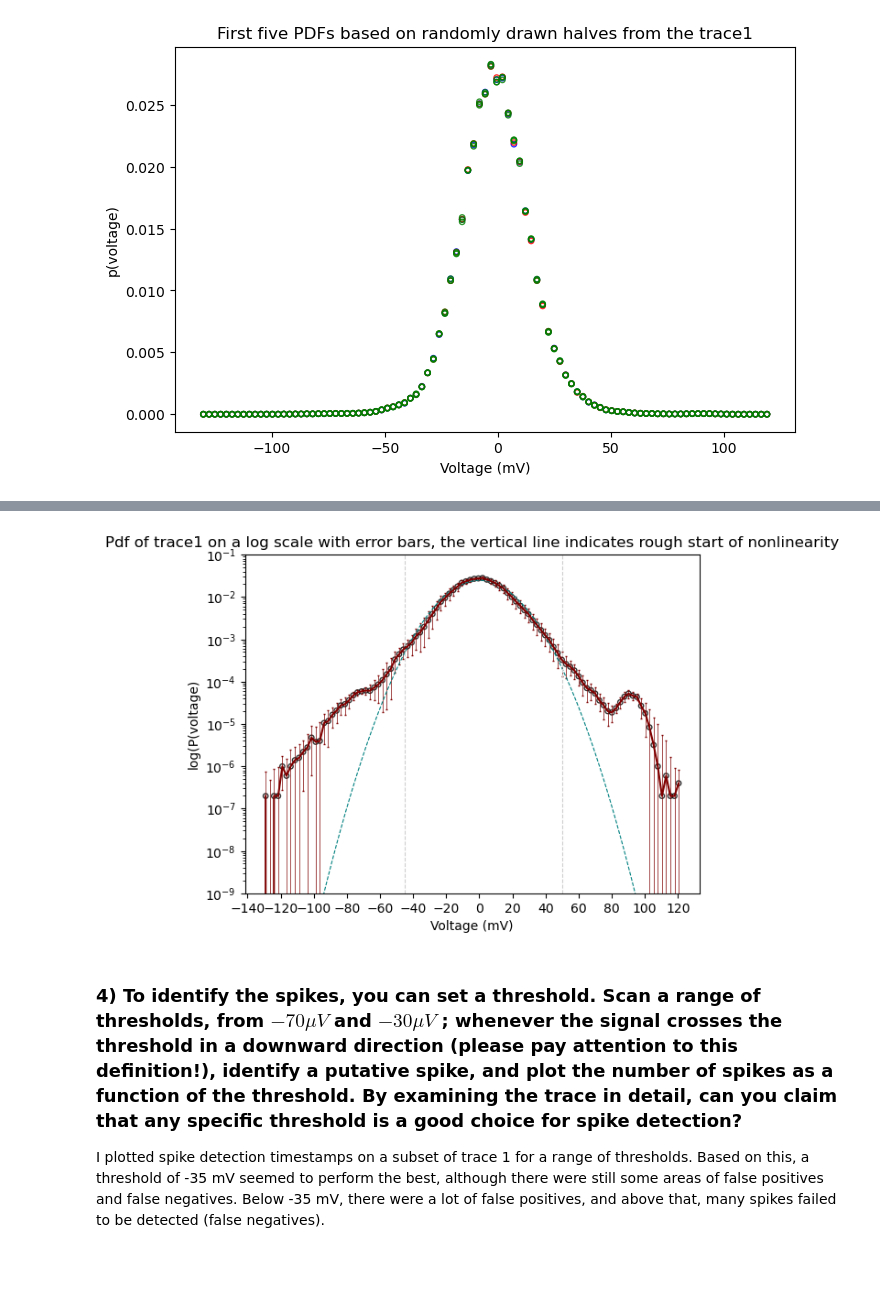
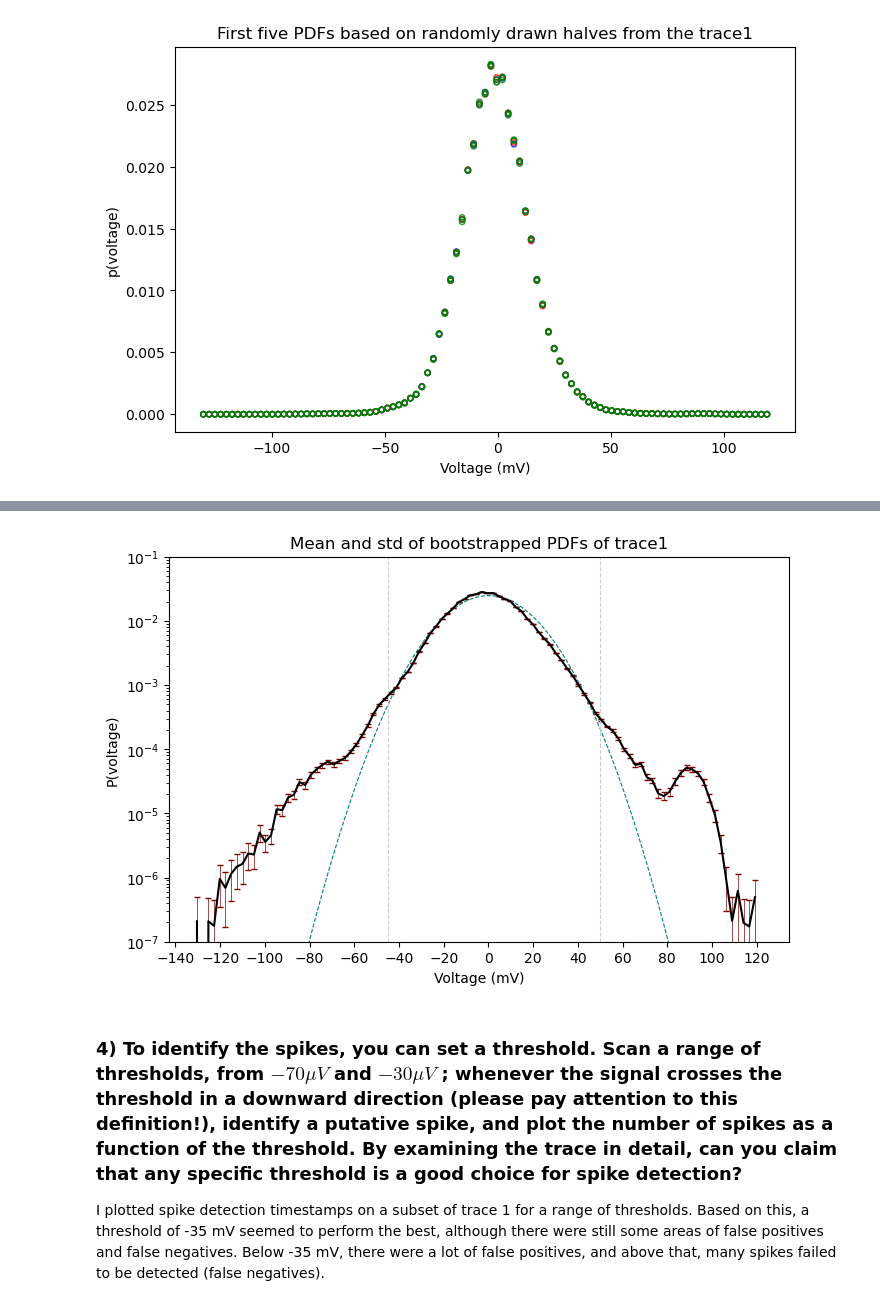
Before and after one commit to acumpelik/DSSC23, a Jupyter notebook: DSSC23-Homework2-Andrea_Cumpelik.ipynb, the cells around one changed output, grey strips where cells are left out. Drawn from its saved outputs; the diff is of its cells as text; code cells hidden in the pictures; blank space fills up the shorter version.

Commit message:
fixed the error bars for the log scale

```diff
--- a/DSSC23-Homework2-Andrea_Cumpelik.ipynb
+++ b/DSSC23-Homework2-Andrea_Cumpelik.ipynb
@@ -252,35 +252,27 @@ plt.show()
-# %%
-# Plot the PDF on a log scale
-counts, edges = np.histogram(trace1, bins=numbins, density=True)
-
-# Get the center of the bin:
-bin_centers = (edges[1:]+edges[:-1])/ 2 # take the average of the consecutive edges of each bin
-
-# Plot the PDF:
-plt.scatter(bin_centers, counts, marker='o', s=15,facecolors='none', edgecolors='k', alpha=0.8)
-plt.yscale('log')
-plt.title('Pdf of trace1 on a log scale with error bars, the vertical line indicates rough start of nonlinearity')
-plt.xlabel('Voltage (mV)')
-plt.ylabel('log(P(voltage)')
-plt.xticks(np.arange(-140, 140, 20))
-plt.plot(bin_centers, counts, linewidth=.5, color='k')
-plt.errorbar(bin_centers, counts, yerr = stdEstimates, elinewidth=0.5, capsize=1, color='maroon')
-
-# Superimpose a normal distribution
-mu = trace1.mean()
-sigma = trace1.std()
-normdist = stats.norm(mu, sigma)
-x = np.linspace(bin_centers.min(), bin_centers.max(), numbins)
-plt.plot(x, normdist.pdf(x), linestyle='--', linewidth=0.8, color='teal')
-plt.axvline(x=-45, linestyle='--', linewidth=0.8, color='0.8')
-plt.axvline(x=50, linestyle='--', linewidth=0.8, color='0.8')
-# plt.axvline(x=90, linestyle='--', linewidth=0.8, color='0.8')
-plt.yscale('log')
-plt.ylim(10e-10,10e-2)
-
-plt.show()
-# %% [output]
-[figure, removed]
+# %%
+# Plot our histogram again:
+plt.figure(figsize=(8,5))
+plt.title('Mean and std of bootstrapped PDFs of trace1')
+plt.xlabel('Voltage (mV)')
+plt.xticks(np.arange(-140, 140, 20))
+plt.ylabel('P(voltage)')
+plt.errorbar(bins[:-1], bstrapped_means, yerr=bstrapped_stds, elinewidth=0.5, capsize=2, color='k', ecolor='maroon')
+plt.yscale('log')
+
+# Superimpose a normal distribution
+mu = np.mean(trace1)
+sigma = np.std(trace1)
+normdist = stats.norm(mu, sigma)
+plt.plot(bins, normdist.pdf(x), linestyle='--', linewidth=0.8, color='teal')
+plt.ylim(10e-8,10e-2)
+
+# Indicate non-linearities
+plt.axvline(x=-45, linestyle='--', linewidth=0.8, color='0.8')
+plt.axvline(x=50, linestyle='--', linewidth=0.8, color='0.8')
+
+plt.show()
+# %% [output]
+[figure, added]
 # %% [markdown]
 ### 4) To identify the spikes, you can set a threshold. Scan a range of thresholds, from $-70 \mu V$ and $-30 \mu V$ ; whenever the signal crosses the threshold in a downward direction (please pay attention to this definition!), identify a putative spike, and **plot the number of spikes as a function of the threshold**. By examining the trace in detail, can you claim that any specific threshold is a good choice for spike detection?
 I plotted spike detection timestamps on a subset of trace 1 for a range of thresholds. Based on this, a threshold of -35 mV seemed to perform the best, although there were still some areas of false positives and false negatives. Below -35 mV, there were a lot of false positives, and above that, many spikes failed to be detected (false negatives).
```
Also changed, not shown: parts of 1 cell of this notebook.
